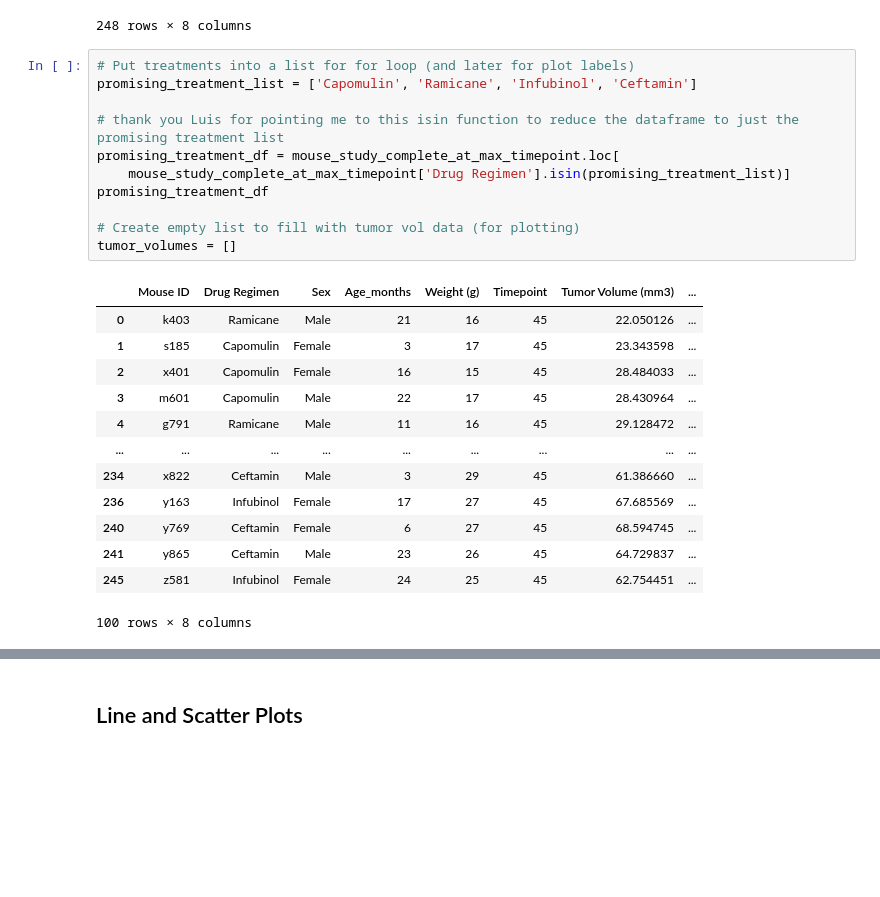
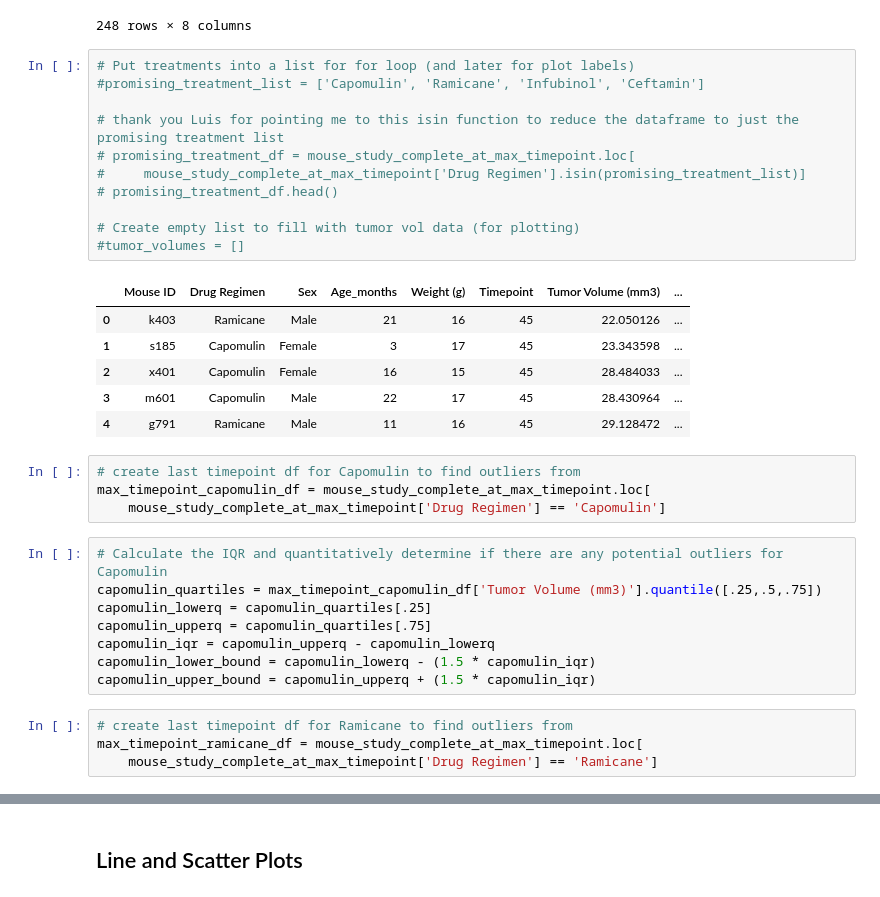
Before and after one commit to BrandonOverlie/matplotlib-challenge, a Jupyter notebook: pymaceuticals_starter.ipynb, the cells around one changed output, grey strips where cells are left out. Saved outputs shown, nothing was run; the diff lists cells and outputs as text; blank space fills up the shorter version.

Commit message:
got my box plots without for loop. created separate df for each drug. thanks sharon

```diff
--- a/pymaceuticals_starter.ipynb
+++ b/pymaceuticals_starter.ipynb
@@ -235,26 +235,35 @@ mouse_study_complete_at_max_timepoint
 248 rows × 8 columns
 # %%
 # Put treatments into a list for for loop (and later for plot labels)
-promising_treatment_list = ['Capomulin', 'Ramicane', 'Infubinol', 'Ceftamin']
+#promising_treatment_list = ['Capomulin', 'Ramicane', 'Infubinol', 'Ceftamin']
 
 # thank you Luis for pointing me to this isin function to reduce the dataframe to just the promising treatment list
-promising_treatment_df = mouse_study_complete_at_max_timepoint.loc[
-    mouse_study_complete_at_max_timepoint['Drug Regimen'].isin(promising_treatment_list)]
-promising_treatment_df
+# promising_treatment_df = mouse_study_complete_at_max_timepoint.loc[
+#     mouse_study_complete_at_max_timepoint['Drug Regimen'].isin(promising_treatment_list)]
+# promising_treatment_df.head()
 
 # Create empty list to fill with tumor vol data (for plotting)
-tumor_volumes = []
+#tumor_volumes = []
 # %% [output]
 |  | Mouse ID | Drug Regimen | Sex | Age_months | Weight (g) | Timepoint | Tumor Volume (mm3) | ... |
 | 0 | k403 | Ramicane | Male | 21 | 16 | 45 | 22.050126 | ... |
 | 1 | s185 | Capomulin | Female | 3 | 17 | 45 | 23.343598 | ... |
 | 2 | x401 | Capomulin | Female | 16 | 15 | 45 | 28.484033 | ... |
 | 3 | m601 | Capomulin | Male | 22 | 17 | 45 | 28.430964 | ... |
 | 4 | g791 | Ramicane | Male | 11 | 16 | 45 | 29.128472 | ... |
-| ... | ... | ... | ... | ... | ... | ... | ... | ... |
-| 234 | x822 | Ceftamin | Male | 3 | 29 | 45 | 61.386660 | ... |
-| 236 | y163 | Infubinol | Female | 17 | 27 | 45 | 67.685569 | ... |
-| 240 | y769 | Ceftamin | Female | 6 | 27 | 45 | 68.594745 | ... |
-| 241 | y865 | Ceftamin | Male | 23 | 26 | 45 | 64.729837 | ... |
-| 245 | z581 | Infubinol | Female | 24 | 25 | 45 | 62.754451 | ... |
-100 rows × 8 columns
+# %%
+# create last timepoint df for Capomulin to find outliers from
+max_timepoint_capomulin_df = mouse_study_complete_at_max_timepoint.loc[
+    mouse_study_complete_at_max_timepoint['Drug Regimen'] == 'Capomulin']
+# %%
+# Calculate the IQR and quantitatively determine if there are any potential outliers for Capomulin
+capomulin_quartiles = max_timepoint_capomulin_df['Tumor Volume (mm3)'].quantile([.25,.5,.75])
+capomulin_lowerq = capomulin_quartiles[.25]
+capomulin_upperq = capomulin_quartiles[.75]
+capomulin_iqr = capomulin_upperq - capomulin_lowerq
+capomulin_lower_bound = capomulin_lowerq - (1.5 * capomulin_iqr)
+capomulin_upper_bound = capomulin_upperq + (1.5 * capomulin_iqr)
+# %%
+# create last timepoint df for Ramicane to find outliers from
+max_timepoint_ramicane_df = mouse_study_complete_at_max_timepoint.loc[
+    mouse_study_complete_at_max_timepoint['Drug Regimen'] == 'Ramicane']
```
Also changed, not shown: parts of 8 cells of this notebook.
